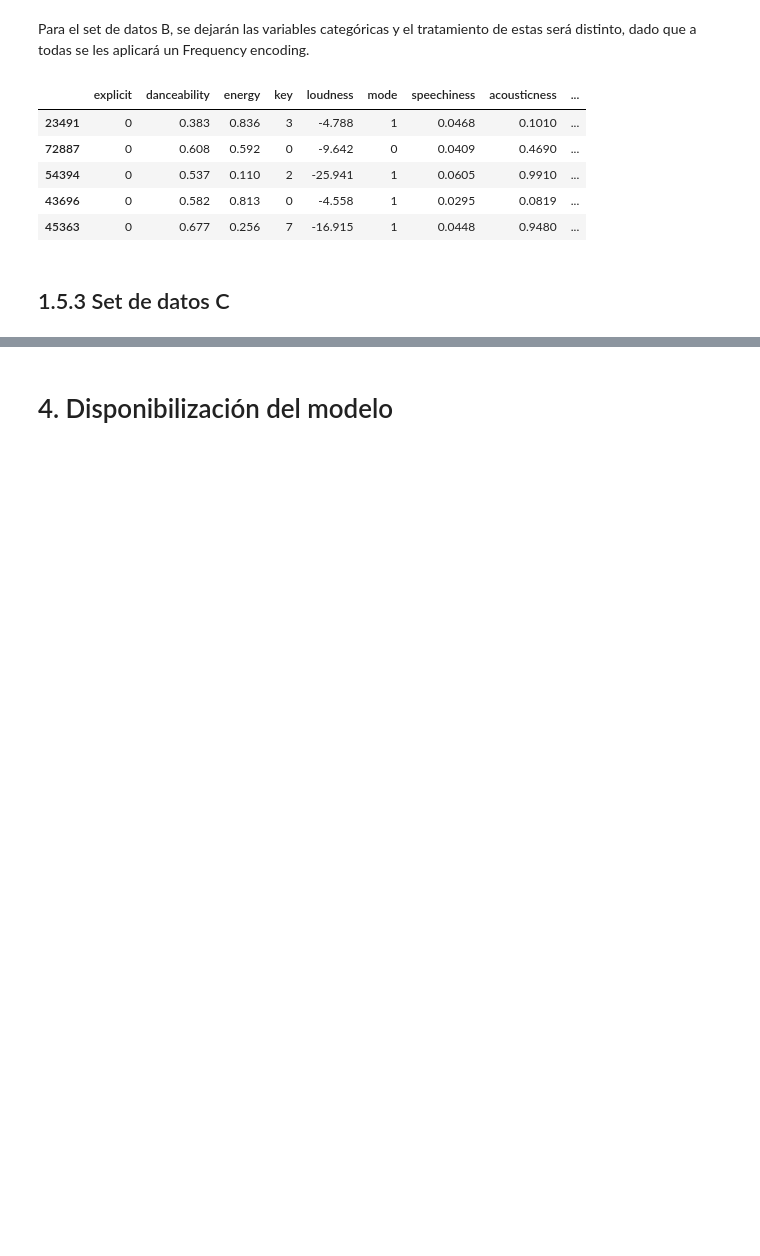
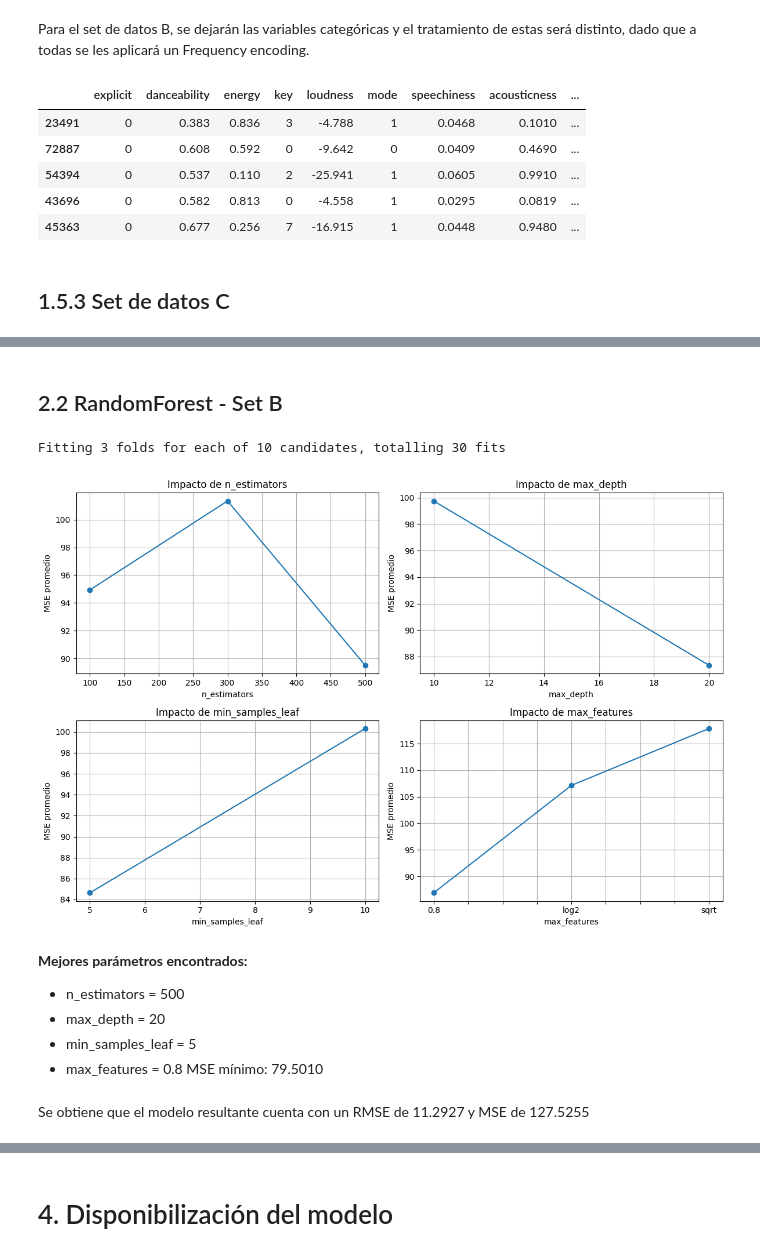
Before and after one commit to JohanManjarresMIAD/JohanManjarresMIAD-JohanManjarresMIAD-MIAD_ML_NLP_2026-Grupo_26, a Jupyter notebook: Semana 3/S3P1_proyecto1_v2.ipynb, the cells around one changed output, grey strips where cells are left out. Cells and saved outputs as stored; diff of their text form; code cells hidden in the pictures; blank space fills up the shorter version.

```diff
--- a/Semana 3/S3P1_proyecto1_v2.ipynb
+++ b/Semana 3/S3P1_proyecto1_v2.ipynb
@@ -511,0 +603,58 @@ Adicionalemte, se pudo ver que el rendimiento de los modelos con el set de datos
+# %% [markdown]
+## 2.2 RandomForest - Set B
+# %%
+param_dist_rf = {
+    'n_estimators': [100, 300, 500],
+    'max_depth': [None, 10, 20],
+    'min_samples_leaf': [5, 10],
+    'max_features': ['sqrt', 'log2', 0.8]
+}
+
+rf_search = RandomForestRegressor(random_state=22, n_jobs=-1)
+rs_rf = RandomizedSearchCV(rf_search, param_distributions=param_dist_rf, n_iter=10, scoring='neg_mean_squared_error', cv=3, verbose=1, random_state=22)
+rs_rf.fit(X_train_B, y_train)
+best_rf = rs_rf.best_estimator_
+best_mse = -rs_rf.best_score_
+
+results_rf = pd.DataFrame(rs_rf.cv_results_)
+results_rf['mean_mse'] = -results_rf['mean_test_score']
+
+fig, axes = plt.subplots(2, 2, figsize=(12, 8))
+axes_flat = axes.flatten()
+parametros_rf = ['n_estimators', 'max_depth', 'min_samples_leaf', 'max_features']
+
+for i, param in enumerate(parametros_rf):
+    col_name = f'param_{param}'
+    results_rf.groupby(col_name)['mean_mse'].mean().plot(kind='line', marker='o', ax=axes_flat[i])
+    axes_flat[i].set_title(f'Impacto de {param}')
+    axes_flat[i].set_xlabel(param)
+    axes_flat[i].set_ylabel('MSE promedio')
+    axes_flat[i].grid(True)
+
+plt.tight_layout()
+plt.show()
+
+display(Markdown(f"""**Mejores parámetros encontrados:**
+- n_estimators = {best_rf.n_estimators}
+- max_depth = {best_rf.max_depth}
+- min_samples_leaf = {best_rf.min_samples_leaf}
+- max_features = {best_rf.max_features}
+MSE mínimo: {best_mse:.4f}"""))
+
+clf_rf = RandomForestRegressor(n_estimators=best_rf.n_estimators, max_depth=best_rf.max_depth , min_samples_leaf=best_rf.min_samples_leaf,
+                               max_features=best_rf.max_features, n_jobs=-1)
+clf_rf.fit(X_train_B, y_train)
+y_pred_rf = clf_rf.predict(X_val_B)
+mse_rf = metrics.mean_squared_error(y_val, y_pred_rf)
+rmse_rf = np.sqrt(mse_rf)
+display(Markdown(f"""Se obtiene que el modelo resultante cuenta con un RMSE de {rmse_rf:.4f} y MSE de {mse_rf:.4f}"""))
+# %% [output]
+Fitting 3 folds for each of 10 candidates, totalling 30 fits
+[figure, added]
+**Mejores parámetros encontrados:**
+- n_estimators = 500
+- max_depth = 20
+- min_samples_leaf = 5
+- max_features = 0.8
+MSE mínimo: 79.5010
+Se obtiene que el modelo resultante cuenta con un RMSE de 11.2927 y MSE de 127.5255
```
Also changed, not shown: parts of 16 cells of this notebook, 9 other files.
